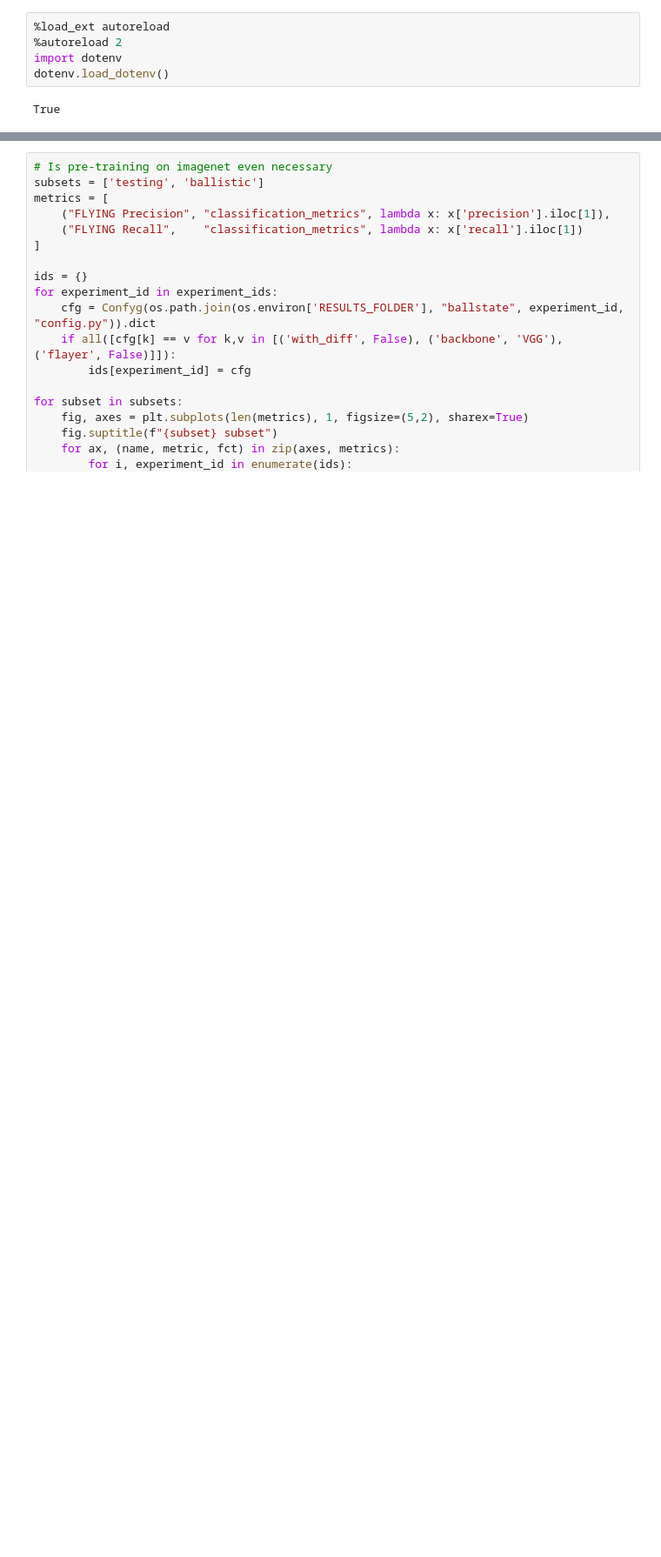
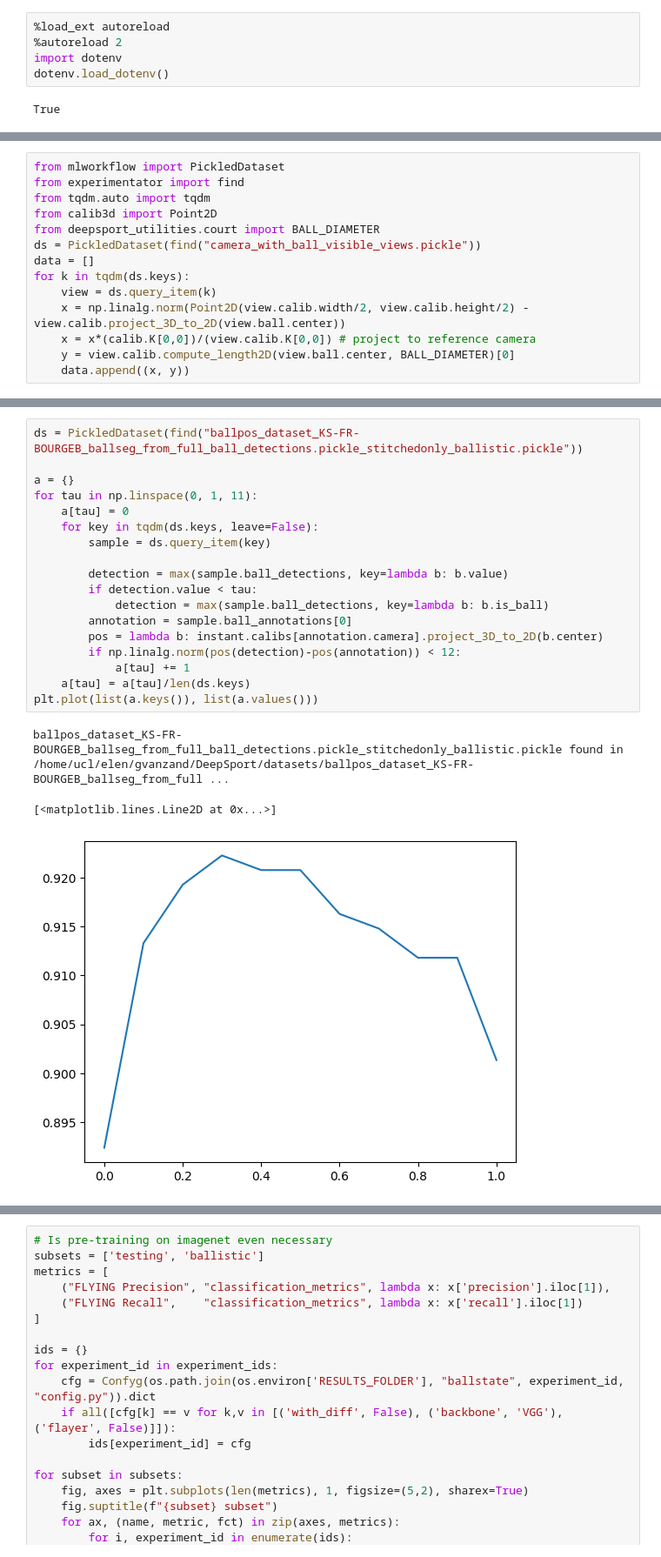
Before and after one commit to gabriel-vanzandycke/deepsport, a Jupyter notebook: notebooks/Figures.ipynb, the cells around one changed output, grey strips where cells are left out. Shown at 87% size. Drawn from its saved outputs; the diff is of its cells as text; blank space fills up the shorter version.

```diff
--- a/notebooks/Figures.ipynb
+++ b/notebooks/Figures.ipynb
@@ -33,0 +14,14 @@ pprint(experiment_ids)
+# %%
+from mlworkflow import PickledDataset
+from experimentator import find
+from tqdm.auto import tqdm
+from calib3d import Point2D
+from deepsport_utilities.court import BALL_DIAMETER
+ds = PickledDataset(find("camera_with_ball_visible_views.pickle"))
+data = []
+for k in tqdm(ds.keys):
+    view = ds.query_item(k)
+    x = np.linalg.norm(Point2D(view.calib.width/2, view.calib.height/2) - view.calib.project_3D_to_2D(view.ball.center))
+    x = x*(calib.K[0,0])/(view.calib.K[0,0]) # project to reference camera
+    y = view.calib.compute_length2D(view.ball.center, BALL_DIAMETER)[0]
+    data.append((x, y))
@@ -33,0 +263,22 @@ pprint(experiment_ids)
+# %%
+ds = PickledDataset(find("ballpos_dataset_KS-FR-BOURGEB_ballseg_from_full_ball_detections.pickle_stitchedonly_ballistic.pickle"))
+
+a = {}
+for tau in np.linspace(0, 1, 11):
+    a[tau] = 0
+    for key in tqdm(ds.keys, leave=False):
+        sample = ds.query_item(key)
+
+        detection = max(sample.ball_detections, key=lambda b: b.value)
+        if detection.value < tau:
+            detection = max(sample.ball_detections, key=lambda b: b.is_ball)
+        annotation = sample.ball_annotations[0]
+        pos = lambda b: instant.calibs[annotation.camera].project_3D_to_2D(b.center)
+        if np.linalg.norm(pos(detection)-pos(annotation)) < 12:
+            a[tau] += 1
+    a[tau] = a[tau]/len(ds.keys)
+plt.plot(list(a.keys()), list(a.values()))
+# %% [output]
+ballpos_dataset_KS-FR-BOURGEB_ballseg_from_full_ball_detections.pickle_stitchedonly_ballistic.pickle found in /home/ucl/elen/gvanzand/DeepSport/datasets/ballpos_dataset_KS-FR-BOURGEB_ballseg_from_full ...
+[<matplotlib.lines.Line2D at 0x...>]
+[figure, added]
```
Also changed, not shown: parts of 32 cells of this notebook.
